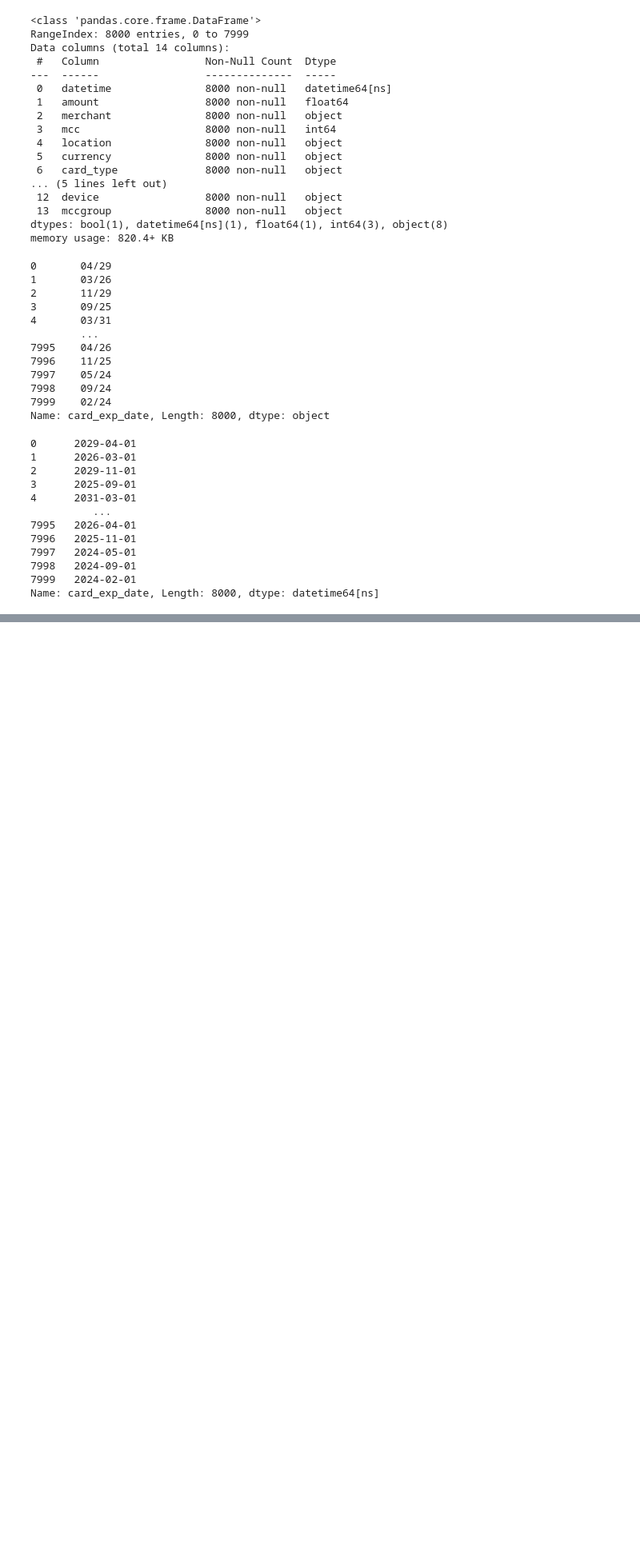
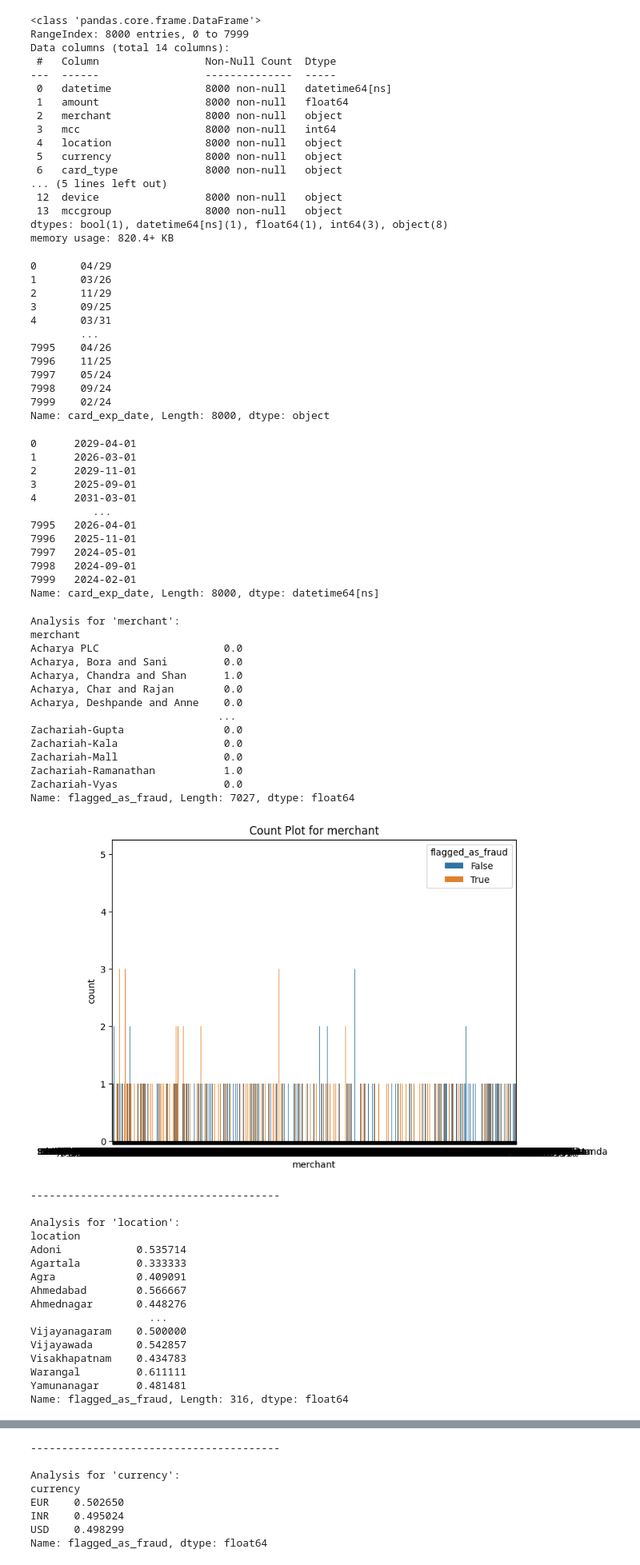
Before and after one commit to myhavok/bi-project, a Jupyter notebook: notebooks/eda_india.ipynb, the cells around one changed output, grey strips where cells are left out. Shown at 80% size. Drawn from its saved outputs; the diff is of its cells as text; code cells hidden in the pictures; blank space fills up the shorter version.

Commit message:
some plots

```diff
--- a/notebooks/eda_india.ipynb
+++ b/notebooks/eda_india.ipynb
@@ -310,3 +310,54 @@ df['card_exp_date']
 7998   2024-09-01
 7999   2024-02-01
 Name: card_exp_date, Length: 8000, dtype: datetime64[ns]
+# %%
+# List of string columns
+string_columns = df.select_dtypes(include='object').columns
+
+# Loop over each string column
+for column in string_columns:
+    print(f"Analysis for '{column}':")
+
+    # Calculate mean target value for each unique value in the string column
+    result = df.groupby(column)['flagged_as_fraud'].mean()
+    print(result)
+
+    # Plot a count plot
+    plt.figure(figsize=(8, 6))
+    sns.countplot(x=column, hue='flagged_as_fraud', data=df)
+    plt.title(f'Count Plot for {column}')
+    plt.show()
+
+    print('\n' + '-'*40 + '\n')
+# %% [output]
+Analysis for 'merchant':
+merchant
+Acharya PLC                    0.0
+Acharya, Bora and Sani         0.0
+Acharya, Chandra and Shan      1.0
+Acharya, Char and Rajan        0.0
+Acharya, Deshpande and Anne    0.0
+                              ...
+Zachariah-Gupta                0.0
+Zachariah-Kala                 0.0
+Zachariah-Mall                 0.0
+Zachariah-Ramanathan           1.0
+Zachariah-Vyas                 0.0
+Name: flagged_as_fraud, Length: 7027, dtype: float64
+[figure, added]
+----------------------------------------
+
+Analysis for 'location':
+location
+Adoni            0.535714
+Agartala         0.333333
+Agra             0.409091
+Ahmedabad        0.566667
+Ahmednagar       0.448276
+                   ...
+Vijayanagaram    0.500000
+Vijayawada       0.542857
+Visakhapatnam    0.434783
+Warangal         0.611111
+Yamunanagar      0.481481
+Name: flagged_as_fraud, Length: 316, dtype: float64
@@ -312,0 +365,8 @@ Name: card_exp_date, Length: 8000, dtype: datetime64[ns]
+----------------------------------------
+
+Analysis for 'currency':
+currency
+EUR    0.502650
+INR    0.495024
+USD    0.498299
+Name: flagged_as_fraud, dtype: float64
```
Also changed, not shown: parts of 1 cell of this notebook, 1 other file.
